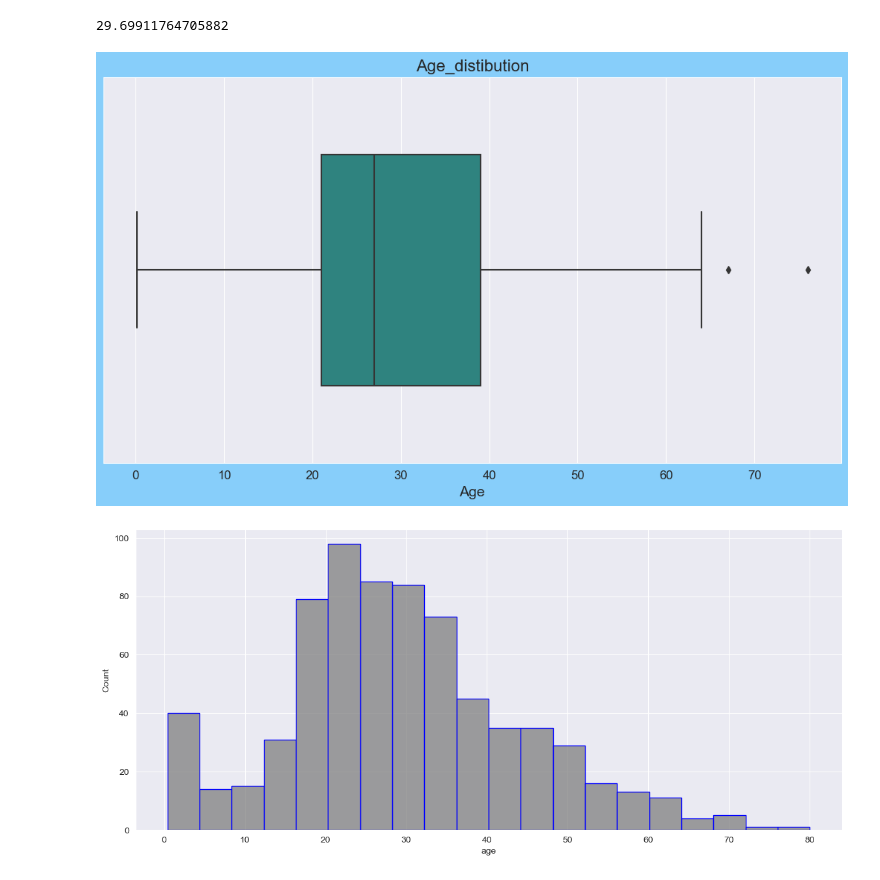
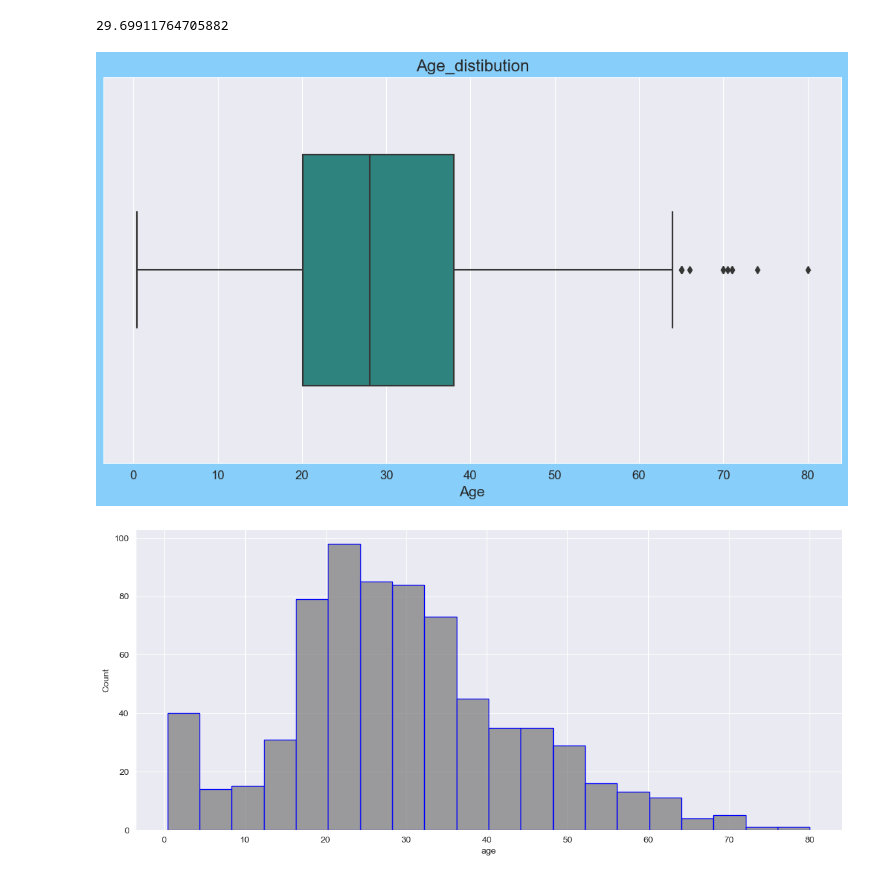
Before and after one commit to 88alexinho/titanic_full_cycle_project, a Jupyter notebook: full_cycle_project.ipynb, the cells around one changed output. Cells and saved outputs as stored; diff of their text form; code cells hidden in the pictures.

```diff
--- a/full_cycle_project.ipynb
+++ b/full_cycle_project.ipynb
@@ -115,16 +115,16 @@ titanic_df['age'].mean()
 29.69911764705882
 # %%
 fig, ax = plt.subplots(figsize=(10, 6), facecolor='lightskyblue',layout='constrained')
-ax = sns.boxplot(titanic_df,x='Age',palette = 'viridis',width=0.6)
+ax = sns.boxplot(titanic_df,x='age',palette = 'viridis',width=0.6)
 #style of diagram
 sns.set_style("darkgrid")
 ax.set_title('Age_distibution', loc='center', fontsize='medium',size = 16)
 plt.xticks(size=12)
 plt.xlabel('Age', size=14)
 plt.yticks(size=12)
 plt.show()
 # %% [output]
-[figure, old version]
+[figure, new version]
 # %%
 fig, ax = plt.subplots(figsize=(14, 6))
 sns.histplot(titanic_df['age'],color = 'grey',edgecolor= 'blue')
```
Also changed, not shown: parts of 21 cells of this notebook.
